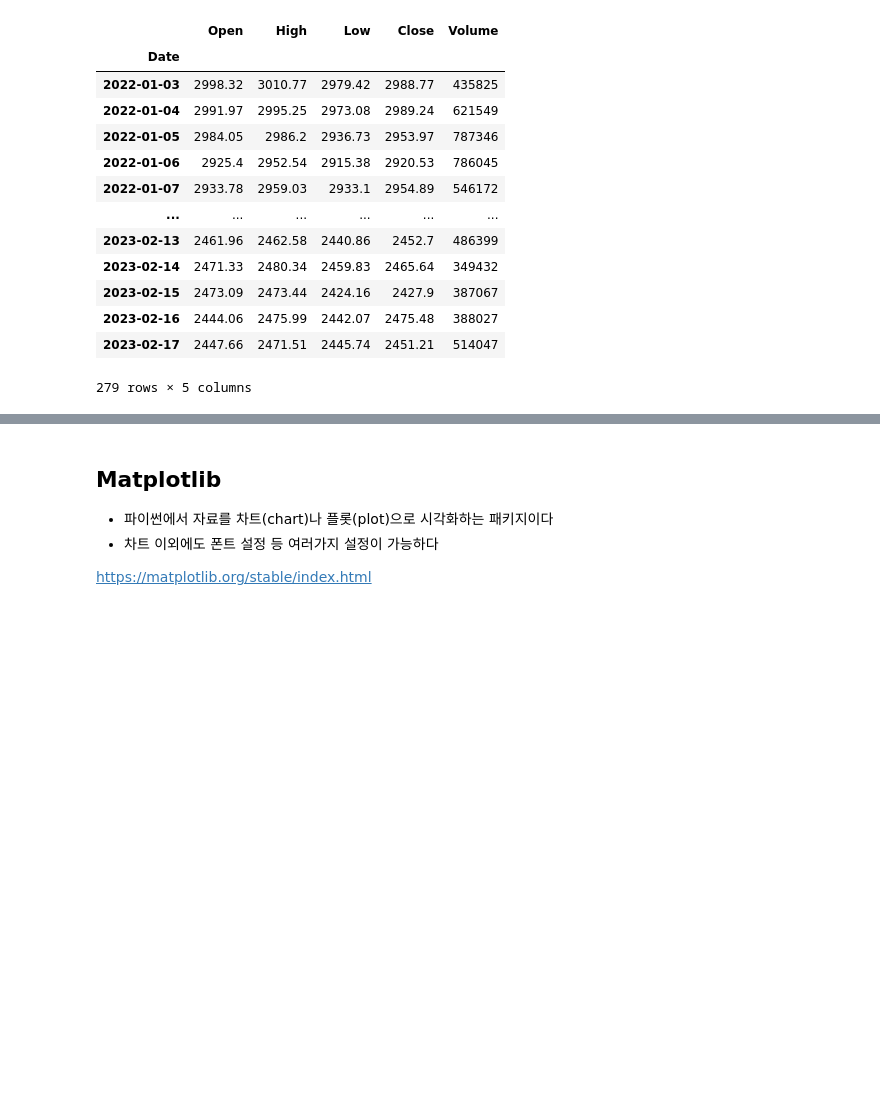
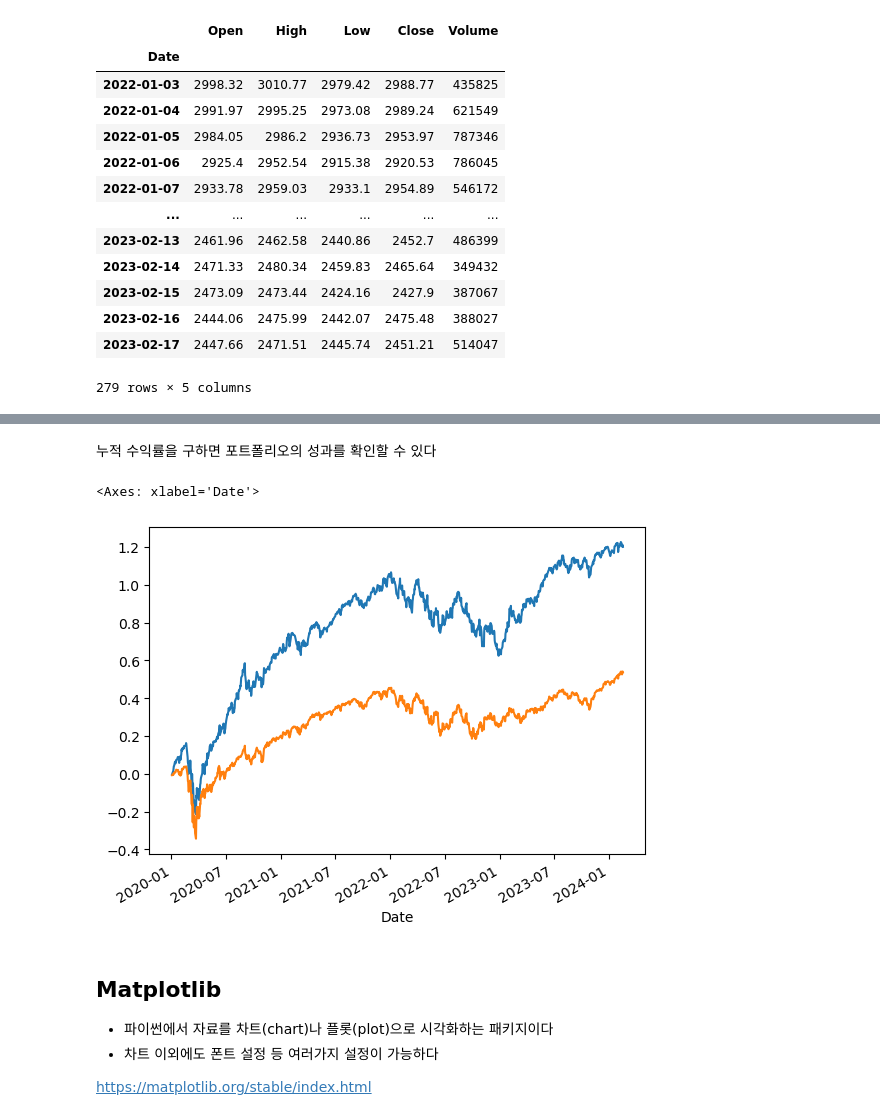
Before and after one commit to QuantifiSogang/2024PythonForFinance, a Jupyter notebook: notes/06 DataFrame.ipynb, the cells around one changed output, grey strips where cells are left out. Saved outputs shown, nothing was run; the diff lists cells and outputs as text; code cells hidden in the pictures; blank space fills up the shorter version.

```diff
--- a/notes/06 DataFrame.ipynb
+++ b/notes/06 DataFrame.ipynb
@@ -670,3 +756,11 @@ kospi
+# %% [markdown]
+누적 수익률을 구하면 포트폴리오의 성과를 확인할 수 있다
+# %%
+ret_sum.cumsum().plot()
+snp500.Close.pct_change().dropna().cumsum().plot()
+# %% [output]
+<Axes: xlabel='Date'>
+[figure, added]
 # %% [markdown]
 ## Matplotlib
 - 파이썬에서 자료를 차트(chart)나 플롯(plot)으로 시각화하는 패키지이다
```
Also changed, not shown: parts of 10 cells of this notebook, 1 other file.
